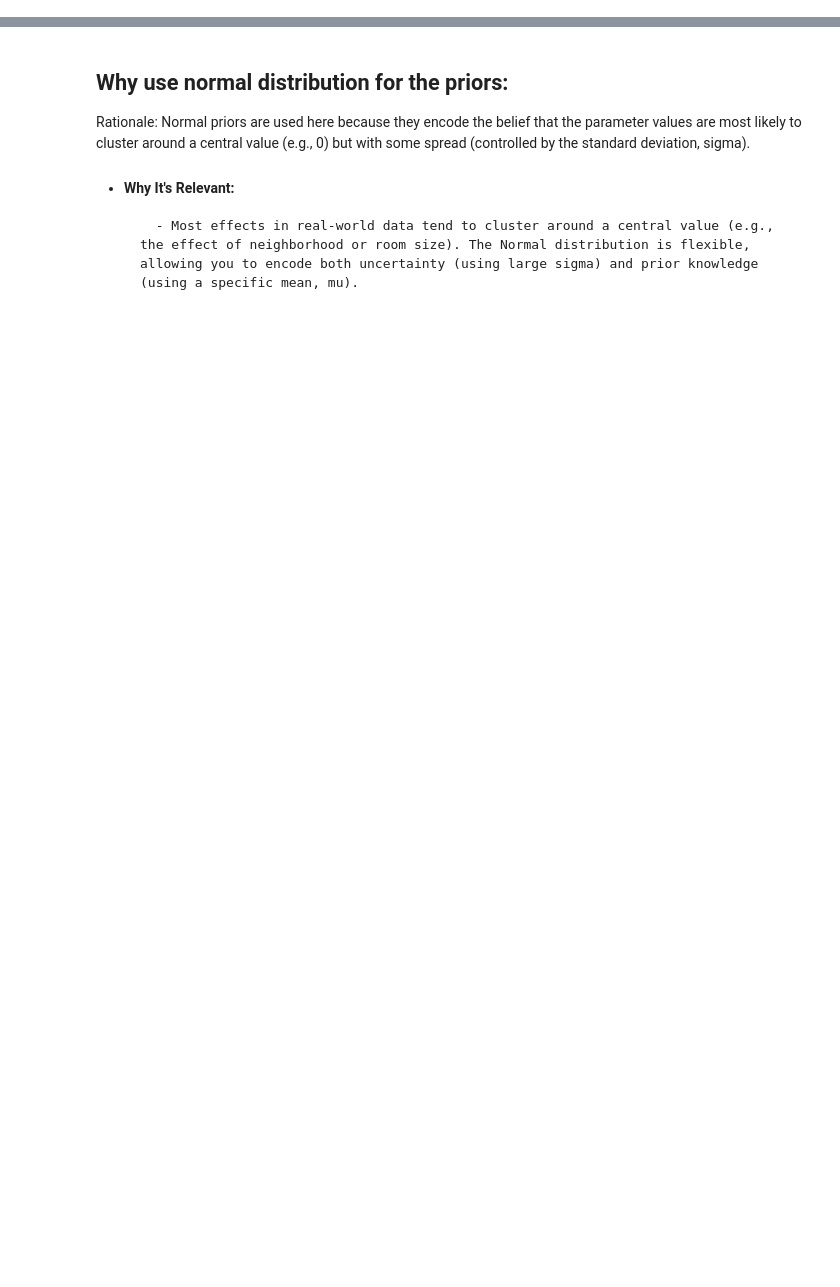
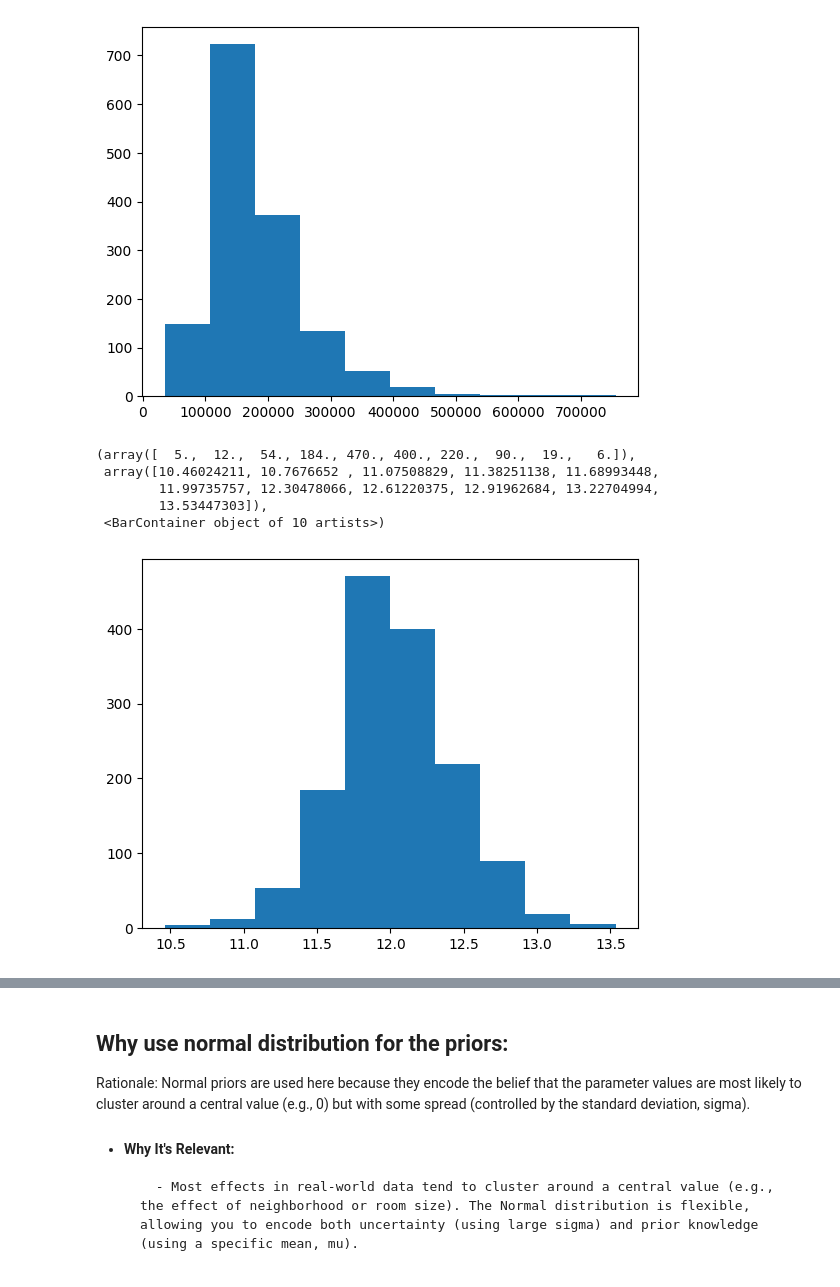
Before and after one commit to samyounes003/statisticsproject, a Jupyter notebook: bayesianInference.ipynb, the cells around one changed output, grey strips where cells are left out. Saved outputs shown, nothing was run; the diff lists cells and outputs as text; code cells hidden in the pictures; blank space fills up the shorter version.

```diff
--- a/bayesianInference.ipynb
+++ b/bayesianInference.ipynb
@@ -7,3 +18,19 @@ from sklearn.model_selection import train_test_split
+# %%
+import matplotlib.pyplot as plt
+import numpy as np
+
+price = list(data.SalePrice)
+plt.hist(price)
+plt.show()
+plt.hist(np.log(price))
+# %% [output]
+[figure, added]
+(array([  5.,  12.,  54., 184., 470., 400., 220.,  90.,  19.,   6.]),
+ array([10.46024211, 10.7676652 , 11.07508829, 11.38251138, 11.68993448,
+        11.99735757, 12.30478066, 12.61220375, 12.91962684, 13.22704994,
+        13.53447303]),
+ <BarContainer object of 10 artists>)
+[figure, added]
 # %%
 import numpy as np
 import pymc as pm
```
Also changed, not shown: parts of 17 cells of this notebook.
